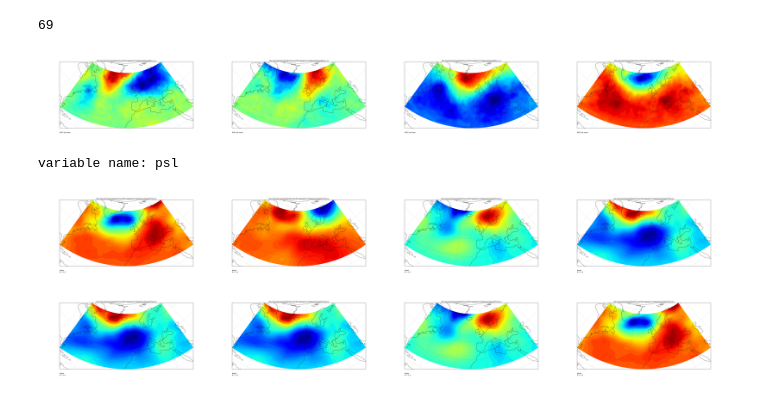
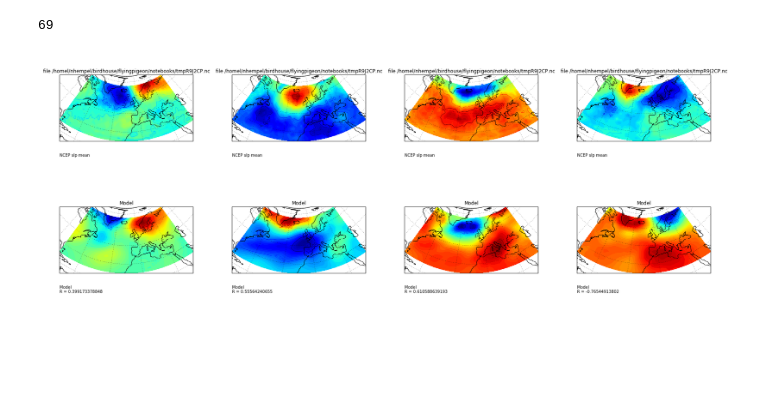
Before and after one commit to bird-house/flyingpigeon, a Jupyter notebook: notebooks/modules_weatherregimes.ipynb, the cells around one changed output. Saved outputs shown, nothing was run; the diff lists cells and outputs as text; code cells hidden in the pictures; blank space fills up the shorter version.

Commit message:
sorting pattern model - observation

```diff
--- a/notebooks/modules_weatherregimes.ipynb
+++ b/notebooks/modules_weatherregimes.ipynb
@@ -9,10 +9,10 @@ from flyingpigeon.visualisation import plot_kMEAN, plot_pressuremap, concat_imag
 from IPython.display import Image
 from numpy import ma, mean
 # %%
-#p = HOME + '/.conda/envs/birdhouse/var/lib/cache/pywps/www.esrl.noaa.gov/psd/thredds/fileServer/Datasets/ncep.reanalysis.dailyavgs/surface'
-#observation = [path.join(p,f) for f in listdir(p)]
+p = HOME + '/.conda/envs/birdhouse/var/lib/cache/pywps/www.esrl.noaa.gov/psd/thredds/fileServer/Datasets/ncep.reanalysis.dailyavgs/surface'
+observation = [path.join(p,f) for f in listdir(p)]
 # or simply run:
-observation = wr.get_NCEP()
+# observation = wr.get_NCEP(start=1960, end=2014)
 
 p = HOME+'/.conda/envs/birdhouse/var/lib/cache/pywps/esgf1.dkrz.de/thredds/fileServer/cmip5/cmip5/output1/MPI-M/MPI-ESM-LR/historical/day/atmos/day/r1i1p1/v20111006/psl'
 model = [path.join(p,f) for f in listdir(p)]
@@ -27,29 +27,34 @@ nc_model = wr.subset(model, bbox="-80,50,22.5,70", time_region='12,1,2', regrid_
 # %%
 file = nc_obs
 pca = wr.get_pca(file)
 centroids, distance, regime = wr.calc_kMEAN(pca)
 
 lats, lons = utils.get_coordinates(file)
 data = utils.get_values(file)
 
 subplots = []
 obs_pattern = []
+pattern_reshape = []
+
 for i in range(4):
     d_mask = ma.masked_array(distance[:,i], mask=(regime==i))
     best_pattern = d_mask.argsort()[0:10]
     pattern = mean(data[best_pattern], axis = 0)
     obs_pattern.append(pattern)
+    if i == 0 :
+        m, n  = obs_pattern[0].shape
+    pattern_reshape.append(np.reshape(pattern, (n*m)))
     subplots.append(plot_pressuremap(pattern,
     lats=lats,
     lons=lons,
     title='file %s' % file ,
     sub_title='NCEP slp mean'))
 #    regime_dic['NCEP']['weather regime %s' % i] = mean(data_ncep[best_pattern], axis = 0)
 
-con = concat_images(subplots, orientation='h')
-Image(filename=con)
+con_obs = concat_images(subplots, orientation='h')
+Image(filename=con_obs)
 # %% [output]
-[figure, old version]
+[figure, new version]
 # %%
 file = nc_model
 pca = wr.get_pca(file)
@@ -62,45 +67,44 @@ import numpy as np
 from scipy import stats
 
 subplots = []
-model_pattern = []
+
 stat_vals = np.ones([4, 5]) * -1
 r_vals = np.ones([4]) * -1
 order = np.ones([4]) * -1
-m, n  = obs_pattern[0].shape
+
+model_pattern = []
 
 for i in [0,1,2,3]:
+    # get first 10 clostest patterns to the centroide
     d_mask = ma.masked_array(distance[:,i], mask=(regime==i))
     best_pattern = d_mask.argsort()[0:10]
+
+    pattern = []
     pattern = mean(data[best_pattern], axis = 0)
     model_pattern.append(pattern)
+    x = np.reshape(pattern, (n*m))
+    pattern_reshape.append(np.reshape(pattern, (n*m)))
 
     #### compare with observation
     for j in [0,1,2,3]:
-        p = -1
-        r_value = 0
-        x = np.reshape(model_pattern[i], (n*m))
+        r_value = None
         y = np.reshape(obs_pattern[j], (n*m))
         alpha, beta, r_value, p_value, std_err = stats.linregress(x, y)
+
         # print 'model',i , 'obs', j
-        if r_vals[i] <= r_value: #r_value >= stat_vals[j][2]:
-            r_vals[i] = r_value
+        if r_vals[j] <= r_value: #r_value >= stat_vals[j][2]:
+            r_vals[j] = r_value
             #stat_vals[i,:] = [alpha, beta, r_value, p_value, std_err]
             order[j] = i
 
     subplots.append(plot_pressuremap(pattern,
     lats=lats,
     lons=lons,
-    title='file %s' % file ,
-    sub_title='Model \nR = %s \n' % stat_vals[i,:][2] ))
+    title='Model' ,
+    sub_title='Model \nR = %s \n' % r_vals[i] ))
 
-con = concat_images(subplots, orientation='h')
+subplots_ordered = [subplots[int(i)] for i in order]
+con = concat_images(subplots_ordered, orientation='h')
 Image(filename=con)
 # %% [output]
-variable name: psl
-[figure, old version]
+[figure, new version]
-# %%
-subplots_ordered = [subplots[int(i)] for i in order]
-con = concat_images(subplots_ordered, orientation='h')
-Image(filename=con)
-# %% [output]
-[figure, removed]
```
Also changed, not shown: parts of 1 cell of this notebook, 1 other file.
